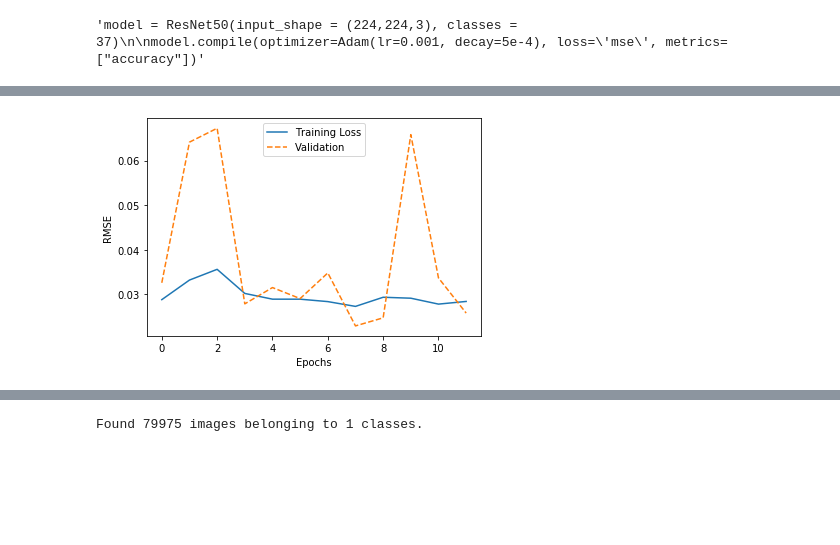
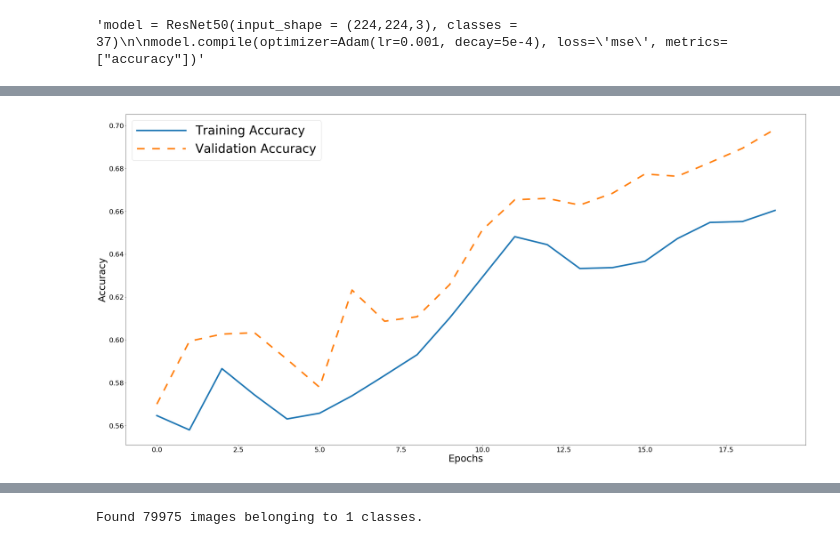
Before and after one commit to obi-wan-shinobi/Galaxy_Zoo, a Jupyter notebook: new_Galaxy_Zoo.ipynb, the cells around one changed output, grey strips where cells are left out. Drawn from its saved outputs; the diff is of its cells as text; code cells hidden in the pictures; blank space fills up the shorter version.

```diff
--- a/new_Galaxy_Zoo.ipynb
+++ b/new_Galaxy_Zoo.ipynb
@@ -75,7 +84,7 @@ train_generator = datagen.flow_from_dataframe(
     x_col="id",
     y_col=classes,
     subset="training",
-    batch_size=8,
+    batch_size=10,
     seed=123,
     shuffle=True,
     class_mode="other",
@@ -92,7 +101,7 @@ valid_generator = datagen.flow_from_dataframe(
     x_col="id",
     y_col=classes,
     subset="validation",
-    batch_size=8,
+    batch_size=10,
     seed=123,
     shuffle=True,
     class_mode="raw",
@@ -353,0 +375,21 @@ Hint: If you want to see a list of allocated tensors when OOM happens, add repor
+# %%
+from pylab import rcParams
+rcParams['figure.figsize'] = 40,20
+
+params = {'legend.fontsize': 40,
+          'legend.handlelength': 4}
+rcParams.update(params)
+plt.rc('axes', labelsize=32)    # fontsize of the x and y labels
+plt.rc('xtick', labelsize=22)    # fontsize of the tick labels
+plt.rc('ytick', labelsize=22)    # fontsize of the tick labels
+
+
+plt.figure()
+plt.plot(hist.epoch, hist.history['loss'], label='Training Loss', linewidth = 5)
+plt.plot(
+    hist.epoch, hist.history['val_loss'], label='Validation', linestyle='--',dashes=(5, 5), linewidth = 5)
+plt.xlabel("Epochs")
+plt.ylabel("RMSE")
+plt.legend()
+plt.savefig('F:/Projects/Neural Net/Galaxy Zoo/Data/Results/Loss.png')
+plt.show()
@@ -354,11 +398,12 @@ Hint: If you want to see a list of allocated tensors when OOM happens, add repor
 # %%
 plt.figure()
-plt.plot(hist.epoch, hist.history['loss'], label='Training Loss')
+plt.plot(hist.epoch, hist.history['acc'], label='Training Accuracy', linewidth=5)
 plt.plot(
-    hist.epoch, hist.history['val_loss'], label='Validation', linestyle='--')
+    hist.epoch, hist.history['val_acc'], label='Validation Accuracy', linestyle='--',dashes=(5, 5), linewidth=5)
 plt.xlabel("Epochs")
-plt.ylabel("RMSE")
+plt.ylabel("Accuracy")
 plt.legend()
+plt.savefig('F:/Projects/Neural Net/Galaxy Zoo/Data/Results/Acc.png')
 plt.show()
 # %% [output]
-[figure, old version]
+[figure, new version]
```
Also changed, not shown: parts of 11 cells of this notebook.
